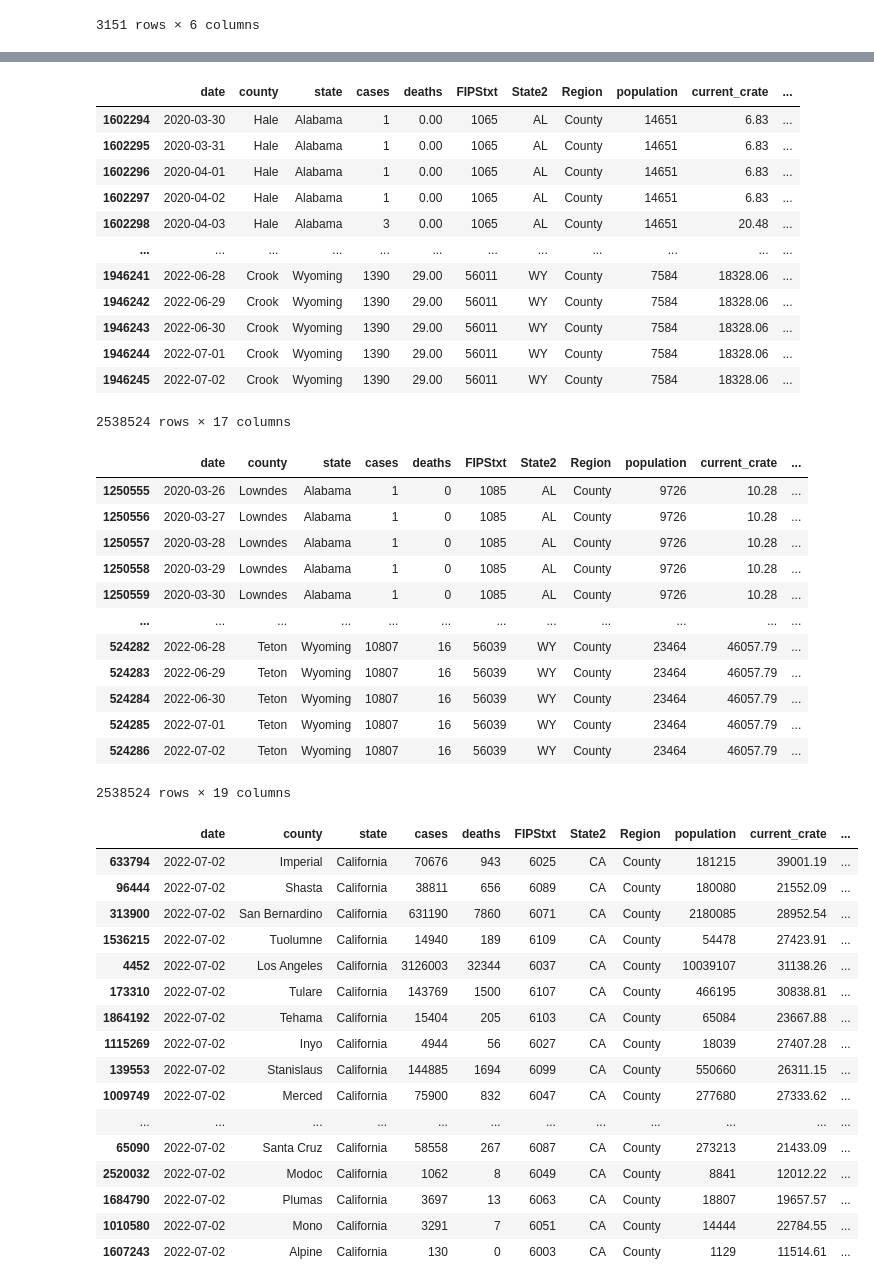
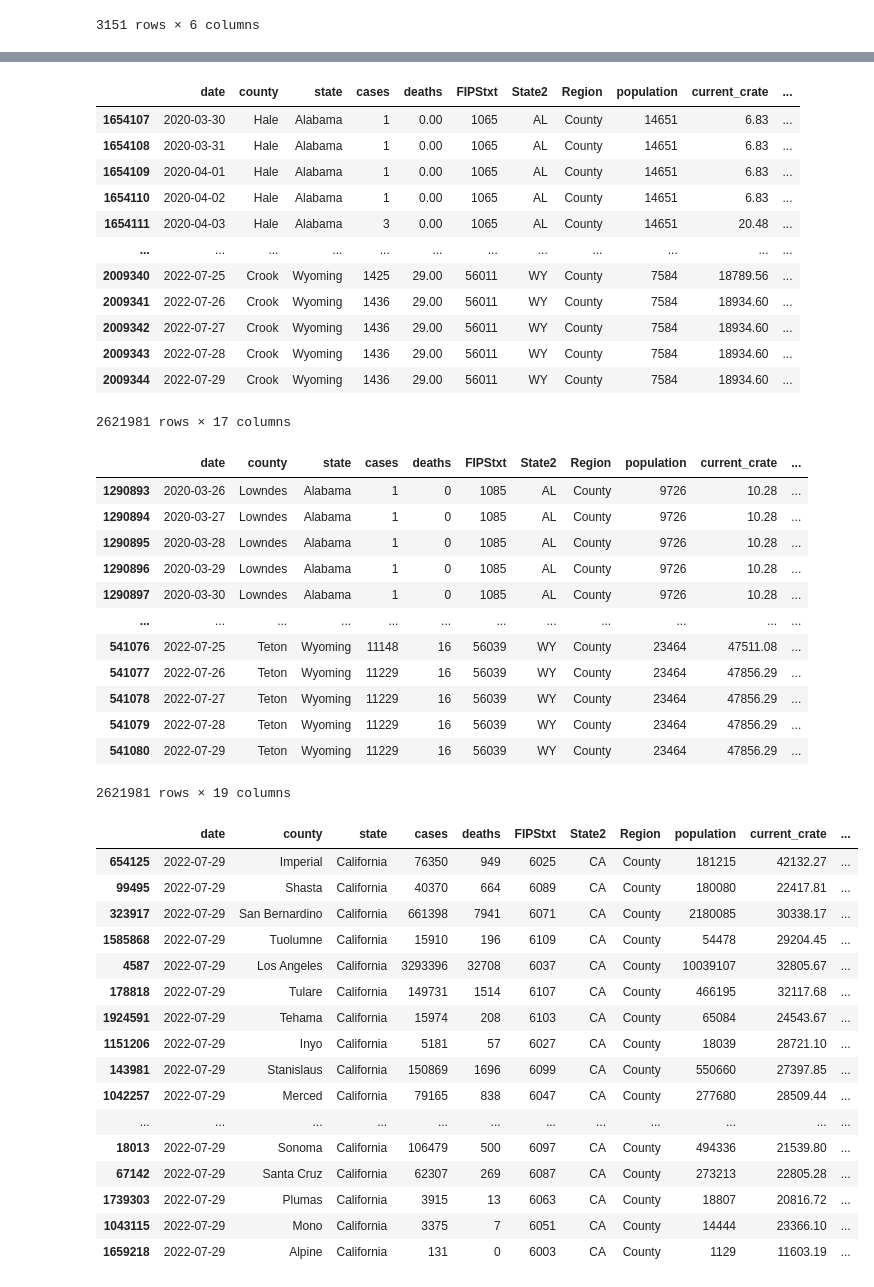
Before and after one commit to menlodoug/covid_crunching, a Jupyter notebook: pandas/COVID_USA.ipynb, the cells around one changed output, grey strips where cells are left out. Cells and saved outputs as stored; diff of their text form; code cells hidden in the pictures.

```diff
--- a/pandas/COVID_USA.ipynb
+++ b/pandas/COVID_USA.ipynb
@@ -101,7 +101,7 @@ counties
 # %%
 # Isolate data from most current day.
 
-counties_us = counties[(counties['date'] == '2022-07-02') & (counties['Region'] == 'County')]
+counties_us = counties[(counties['date'] == '2022-07-29') & (counties['Region'] == 'County')]
 counties_us
 # %% [output]
 |  | date | county | state | cases | deaths | FIPStxt | State2 | Region | population | current_crate | ... |
@@ -216,18 +216,18 @@ usa[ '14day_case_avg' ] = usa.case_day.rolling(14).mean()
 usa
 # %% [output]
 |  | date | county | state | cases | deaths | FIPStxt | State2 | Region | population | current_crate | ... |
-| 1602294 | 2020-03-30 | Hale | Alabama | 1 | 0.00 | 1065 | AL | County | 14651 | 6.83 | ... |
-| 1602295 | 2020-03-31 | Hale | Alabama | 1 | 0.00 | 1065 | AL | County | 14651 | 6.83 | ... |
-| 1602296 | 2020-04-01 | Hale | Alabama | 1 | 0.00 | 1065 | AL | County | 14651 | 6.83 | ... |
-| 1602297 | 2020-04-02 | Hale | Alabama | 1 | 0.00 | 1065 | AL | County | 14651 | 6.83 | ... |
-| 1602298 | 2020-04-03 | Hale | Alabama | 3 | 0.00 | 1065 | AL | County | 14651 | 20.48 | ... |
+| 1654107 | 2020-03-30 | Hale | Alabama | 1 | 0.00 | 1065 | AL | County | 14651 | 6.83 | ... |
+| 1654108 | 2020-03-31 | Hale | Alabama | 1 | 0.00 | 1065 | AL | County | 14651 | 6.83 | ... |
+| 1654109 | 2020-04-01 | Hale | Alabama | 1 | 0.00 | 1065 | AL | County | 14651 | 6.83 | ... |
+| 1654110 | 2020-04-02 | Hale | Alabama | 1 | 0.00 | 1065 | AL | County | 14651 | 6.83 | ... |
+| 1654111 | 2020-04-03 | Hale | Alabama | 3 | 0.00 | 1065 | AL | County | 14651 | 20.48 | ... |
 | ... | ... | ... | ... | ... | ... | ... | ... | ... | ... | ... | ... |
-| 1946241 | 2022-06-28 | Crook | Wyoming | 1390 | 29.00 | 56011 | WY | County | 7584 | 18328.06 | ... |
-| 1946242 | 2022-06-29 | Crook | Wyoming | 1390 | 29.00 | 56011 | WY | County | 7584 | 18328.06 | ... |
-| 1946243 | 2022-06-30 | Crook | Wyoming | 1390 | 29.00 | 56011 | WY | County | 7584 | 18328.06 | ... |
-| 1946244 | 2022-07-01 | Crook | Wyoming | 1390 | 29.00 | 56011 | WY | County | 7584 | 18328.06 | ... |
-| 1946245 | 2022-07-02 | Crook | Wyoming | 1390 | 29.00 | 56011 | WY | County | 7584 | 18328.06 | ... |
+| 2009340 | 2022-07-25 | Crook | Wyoming | 1425 | 29.00 | 56011 | WY | County | 7584 | 18789.56 | ... |
+| 2009341 | 2022-07-26 | Crook | Wyoming | 1436 | 29.00 | 56011 | WY | County | 7584 | 18934.60 | ... |
+| 2009342 | 2022-07-27 | Crook | Wyoming | 1436 | 29.00 | 56011 | WY | County | 7584 | 18934.60 | ... |
+| 2009343 | 2022-07-28 | Crook | Wyoming | 1436 | 29.00 | 56011 | WY | County | 7584 | 18934.60 | ... |
+| 2009344 | 2022-07-29 | Crook | Wyoming | 1436 | 29.00 | 56011 | WY | County | 7584 | 18934.60 | ... |
-2538524 rows × 17 columns
+2621981 rows × 17 columns
 # %%
 # Break out daily death data from the New York Times csv that is cumulative in nature
 
@@ -238,18 +238,18 @@ usa['deaths'] = usa['deaths'].astype(int)
 usa
 # %% [output]
 |  | date | county | state | cases | deaths | FIPStxt | State2 | Region | population | current_crate | ... |
-| 1250555 | 2020-03-26 | Lowndes | Alabama | 1 | 0 | 1085 | AL | County | 9726 | 10.28 | ... |
-| 1250556 | 2020-03-27 | Lowndes | Alabama | 1 | 0 | 1085 | AL | County | 9726 | 10.28 | ... |
-| 1250557 | 2020-03-28 | Lowndes | Alabama | 1 | 0 | 1085 | AL | County | 9726 | 10.28 | ... |
-| 1250558 | 2020-03-29 | Lowndes | Alabama | 1 | 0 | 1085 | AL | County | 9726 | 10.28 | ... |
-| 1250559 | 2020-03-30 | Lowndes | Alabama | 1 | 0 | 1085 | AL | County | 9726 | 10.28 | ... |
+| 1290893 | 2020-03-26 | Lowndes | Alabama | 1 | 0 | 1085 | AL | County | 9726 | 10.28 | ... |
+| 1290894 | 2020-03-27 | Lowndes | Alabama | 1 | 0 | 1085 | AL | County | 9726 | 10.28 | ... |
+| 1290895 | 2020-03-28 | Lowndes | Alabama | 1 | 0 | 1085 | AL | County | 9726 | 10.28 | ... |
+| 1290896 | 2020-03-29 | Lowndes | Alabama | 1 | 0 | 1085 | AL | County | 9726 | 10.28 | ... |
+| 1290897 | 2020-03-30 | Lowndes | Alabama | 1 | 0 | 1085 | AL | County | 9726 | 10.28 | ... |
 | ... | ... | ... | ... | ... | ... | ... | ... | ... | ... | ... | ... |
-| 524282 | 2022-06-28 | Teton | Wyoming | 10807 | 16 | 56039 | WY | County | 23464 | 46057.79 | ... |
-| 524283 | 2022-06-29 | Teton | Wyoming | 10807 | 16 | 56039 | WY | County | 23464 | 46057.79 | ... |
-| 524284 | 2022-06-30 | Teton | Wyoming | 10807 | 16 | 56039 | WY | County | 23464 | 46057.79 | ... |
-| 524285 | 2022-07-01 | Teton | Wyoming | 10807 | 16 | 56039 | WY | County | 23464 | 46057.79 | ... |
-| 524286 | 2022-07-02 | Teton | Wyoming | 10807 | 16 | 56039 | WY | County | 23464 | 46057.79 | ... |
+| 541076 | 2022-07-25 | Teton | Wyoming | 11148 | 16 | 56039 | WY | County | 23464 | 47511.08 | ... |
+| 541077 | 2022-07-26 | Teton | Wyoming | 11229 | 16 | 56039 | WY | County | 23464 | 47856.29 | ... |
+| 541078 | 2022-07-27 | Teton | Wyoming | 11229 | 16 | 56039 | WY | County | 23464 | 47856.29 | ... |
+| 541079 | 2022-07-28 | Teton | Wyoming | 11229 | 16 | 56039 | WY | County | 23464 | 47856.29 | ... |
+| 541080 | 2022-07-29 | Teton | Wyoming | 11229 | 16 | 56039 | WY | County | 23464 | 47856.29 | ... |
-2538524 rows × 19 columns
+2621981 rows × 19 columns
 # %%
 # Export updated national data to csv for use in Tableau
 
@@ -257,26 +257,26 @@ usa.to_csv('daily_covid_us.csv', index=False)
 # %%
 # Filter California data to show only numbers for today
 
-counties_cal = usa[(usa['date'] == '2022-07-02') & (usa['state'] == 'California')]
+counties_cal = usa[(usa['date'] == '2022-07-29') & (usa['state'] == 'California')]
 counties_cal
 # %% [output]
 |  | date | county | state | cases | deaths | FIPStxt | State2 | Region | population | current_crate | ... |
-| 633794 | 2022-07-02 | Imperial | California | 70676 | 943 | 6025 | CA | County | 181215 | 39001.19 | ... |
-| 96444 | 2022-07-02 | Shasta | California | 38811 | 656 | 6089 | CA | County | 180080 | 21552.09 | ... |
-| 313900 | 2022-07-02 | San Bernardino | California | 631190 | 7860 | 6071 | CA | County | 2180085 | 28952.54 | ... |
-| 1536215 | 2022-07-02 | Tuolumne | California | 14940 | 189 | 6109 | CA | County | 54478 | 27423.91 | ... |
-| 4452 | 2022-07-02 | Los Angeles | California | 3126003 | 32344 | 6037 | CA | County | 10039107 | 31138.26 | ... |
-| 173310 | 2022-07-02 | Tulare | California | 143769 | 1500 | 6107 | CA | County | 466195 | 30838.81 | ... |
-| 1864192 | 2022-07-02 | Tehama | California | 15404 | 205 | 6103 | CA | County | 65084 | 23667.88 | ... |
-| 1115269 | 2022-07-02 | Inyo | California | 4944 | 56 | 6027 | CA | County | 18039 | 27407.28 | ... |
-| 139553 | 2022-07-02 | Stanislaus | California | 144885 | 1694 | 6099 | CA | County | 550660 | 26311.15 | ... |
-| 1009749 | 2022-07-02 | Merced | California | 75900 | 832 | 6047 | CA | County | 277680 | 27333.62 | ... |
+| 654125 | 2022-07-29 | Imperial | California | 76350 | 949 | 6025 | CA | County | 181215 | 42132.27 | ... |
+| 99495 | 2022-07-29 | Shasta | California | 40370 | 664 | 6089 | CA | County | 180080 | 22417.81 | ... |
+| 323917 | 2022-07-29 | San Bernardino | California | 661398 | 7941 | 6071 | CA | County | 2180085 | 30338.17 | ... |
+| 1585868 | 2022-07-29 | Tuolumne | California | 15910 | 196 | 6109 | CA | County | 54478 | 29204.45 | ... |
+| 4587 | 2022-07-29 | Los Angeles | California | 3293396 | 32708 | 6037 | CA | County | 10039107 | 32805.67 | ... |
+| 178818 | 2022-07-29 | Tulare | California | 149731 | 1514 | 6107 | CA | County | 466195 | 32117.68 | ... |
+| 1924591 | 2022-07-29 | Tehama | California | 15974 | 208 | 6103 | CA | County | 65084 | 24543.67 | ... |
+| 1151206 | 2022-07-29 | Inyo | California | 5181 | 57 | 6027 | CA | County | 18039 | 28721.10 | ... |
+| 143981 | 2022-07-29 | Stanislaus | California | 150869 | 1696 | 6099 | CA | County | 550660 | 27397.85 | ... |
+| 1042257 | 2022-07-29 | Merced | California | 79165 | 838 | 6047 | CA | County | 277680 | 28509.44 | ... |
 | ... | ... | ... | ... | ... | ... | ... | ... | ... | ... | ... | ... |
-| 65090 | 2022-07-02 | Santa Cruz | California | 58558 | 267 | 6087 | CA | County | 273213 | 21433.09 | ... |
-| 2520032 | 2022-07-02 | Modoc | California | 1062 | 8 | 6049 | CA | County | 8841 | 12012.22 | ... |
-| 1684790 | 2022-07-02 | Plumas | California | 3697 | 13 | 6063 | CA | County | 18807 | 19657.57 | ... |
-| 1010580 | 2022-07-02 | Mono | California | 3291 | 7 | 6051 | CA | County | 14444 | 22784.55 | ... |
-| 1607243 | 2022-07-02 | Alpine | California | 130 | 0 | 6003 | CA | County | 1129 | 11514.61 | ... |
+| 18013 | 2022-07-29 | Sonoma | California | 106479 | 500 | 6097 | CA | County | 494336 | 21539.80 | ... |
+| 67142 | 2022-07-29 | Santa Cruz | California | 62307 | 269 | 6087 | CA | County | 273213 | 22805.28 | ... |
+| 1739303 | 2022-07-29 | Plumas | California | 3915 | 13 | 6063 | CA | County | 18807 | 20816.72 | ... |
+| 1043115 | 2022-07-29 | Mono | California | 3375 | 7 | 6051 | CA | County | 14444 | 23366.10 | ... |
+| 1659218 | 2022-07-29 | Alpine | California | 131 | 0 | 6003 | CA | County | 1129 | 11603.19 | ... |
 # %%
 # Show top 10 California counties based on largest current infection rate
 
```
Also changed, not shown: parts of 12 cells of this notebook, 50 other files.
